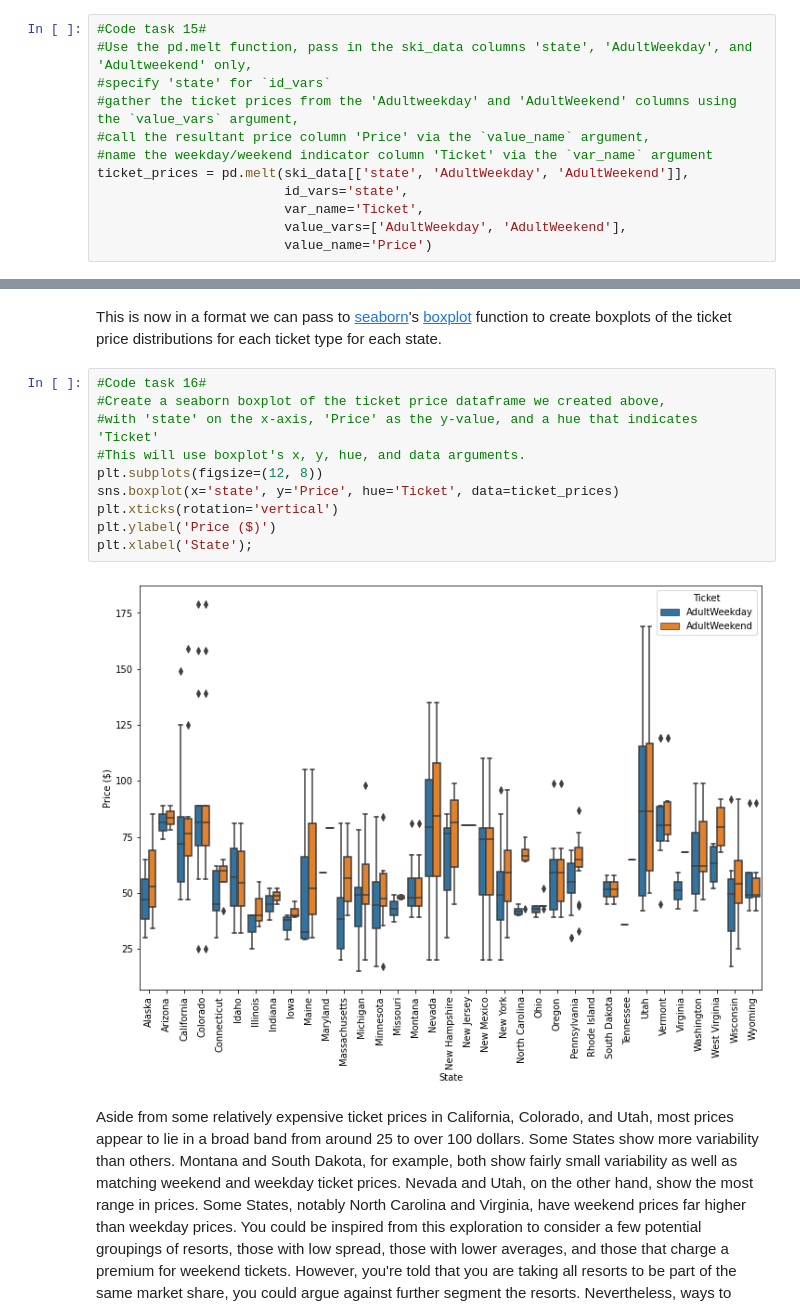
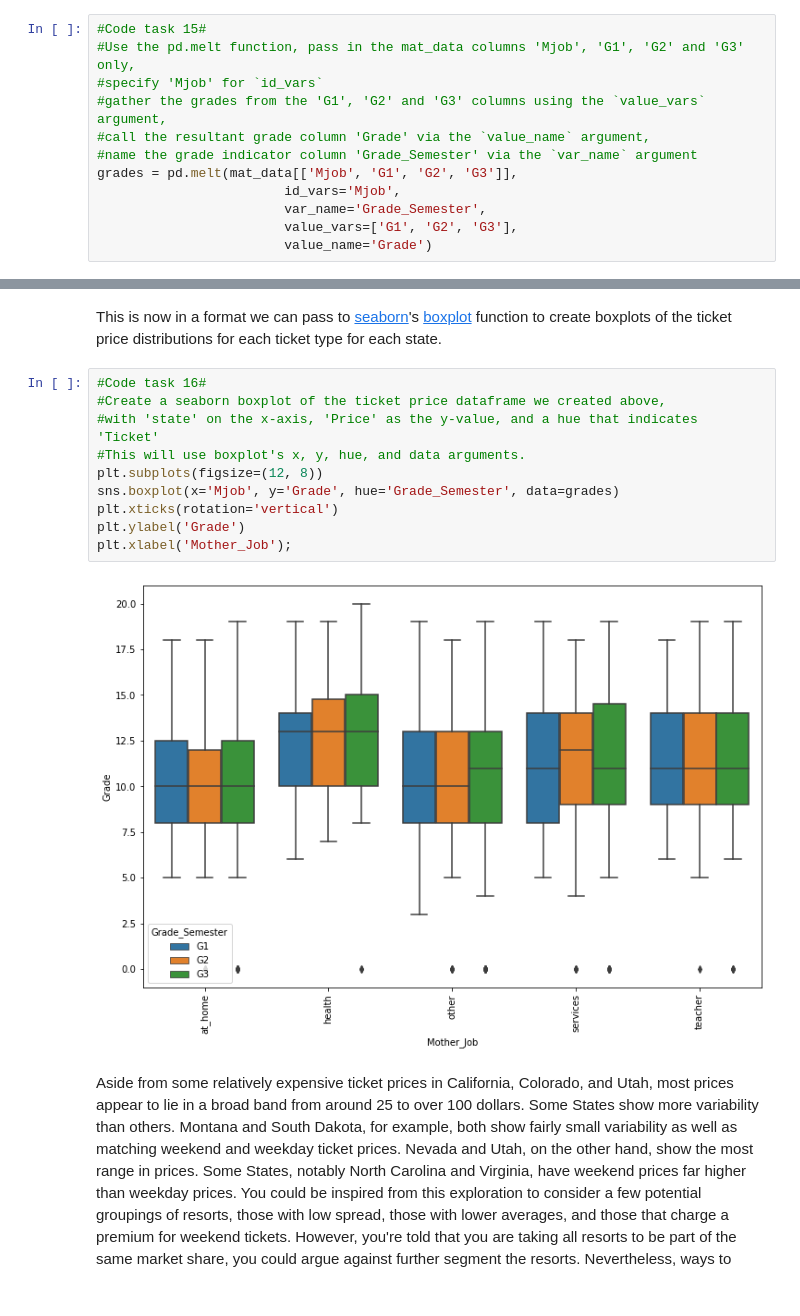
Before and after one commit to Hillary577/Springboard, a Jupyter notebook: capstone2/student/notebooks/capstone2_data_wrangling.ipynb, the cells around one changed output, grey strips where cells are left out. Drawn from its saved outputs; the diff is of its cells as text.

```diff
--- a/capstone2/student/notebooks/capstone2_data_wrangling.ipynb
+++ b/capstone2/student/notebooks/capstone2_data_wrangling.ipynb
@@ -380,14 +435,14 @@ The figure above represents a dataframe with two columns, one for the average pr
 Next, you can transform the data into a single column for price with a new categorical column that represents the ticket type.
 # %%
 #Code task 15#
-#Use the pd.melt function, pass in the ski_data columns 'state', 'AdultWeekday', and 'Adultweekend' only,
-#specify 'state' for `id_vars`
-#gather the ticket prices from the 'Adultweekday' and 'AdultWeekend' columns using the `value_vars` argument,
-#call the resultant price column 'Price' via the `value_name` argument,
-#name the weekday/weekend indicator column 'Ticket' via the `var_name` argument
-ticket_prices = pd.melt(ski_data[['state', 'AdultWeekday', 'AdultWeekend']],
-                        id_vars='state',
-                        var_name='Ticket',
-                        value_vars=['AdultWeekday', 'AdultWeekend'],
-                        value_name='Price')
+#Use the pd.melt function, pass in the mat_data columns 'Mjob', 'G1', 'G2' and 'G3' only,
+#specify 'Mjob' for `id_vars`
+#gather the grades from the 'G1', 'G2' and 'G3' columns using the `value_vars` argument,
+#call the resultant grade column 'Grade' via the `value_name` argument,
+#name the grade indicator column 'Grade_Semester' via the `var_name` argument
+grades = pd.melt(mat_data[['Mjob', 'G1', 'G2', 'G3']],
+                        id_vars='Mjob',
+                        var_name='Grade_Semester',
+                        value_vars=['G1', 'G2', 'G3'],
+                        value_name='Grade')
 # %%
@@ -404,15 +459,15 @@ This is now in a format we can pass to [seaborn](https://seaborn.pydata.org/)'s
 # %%
 #Code task 16#
 #Create a seaborn boxplot of the ticket price dataframe we created above,
 #with 'state' on the x-axis, 'Price' as the y-value, and a hue that indicates 'Ticket'
 #This will use boxplot's x, y, hue, and data arguments.
 plt.subplots(figsize=(12, 8))
-sns.boxplot(x='state', y='Price', hue='Ticket', data=ticket_prices)
+sns.boxplot(x='Mjob', y='Grade', hue='Grade_Semester', data=grades)
 plt.xticks(rotation='vertical')
-plt.ylabel('Price ($)')
-plt.xlabel('State');
+plt.ylabel('Grade')
+plt.xlabel('Mother_Job');
 # %% [output]
-[figure, old version]
+[figure, new version]
 # %% [markdown]
 Aside from some relatively expensive ticket prices in California, Colorado, and Utah, most prices appear to lie in a broad band from around 25 to over 100 dollars. Some States show more variability than others. Montana and South Dakota, for example, both show fairly small variability as well as matching weekend and weekday ticket prices. Nevada and Utah, on the other hand, show the most range in prices. Some States, notably North Carolina and Virginia, have weekend prices far higher than weekday prices. You could be inspired from this exploration to consider a few potential groupings of resorts, those with low spread, those with lower averages, and those that charge a premium for weekend tickets. However, you're told that you are taking all resorts to be part of the same market share, you  could argue against further segment the resorts. Nevertheless, ways to consider using the State information in your modelling include:
 
```
Also changed, not shown: parts of 35 cells of this notebook.
